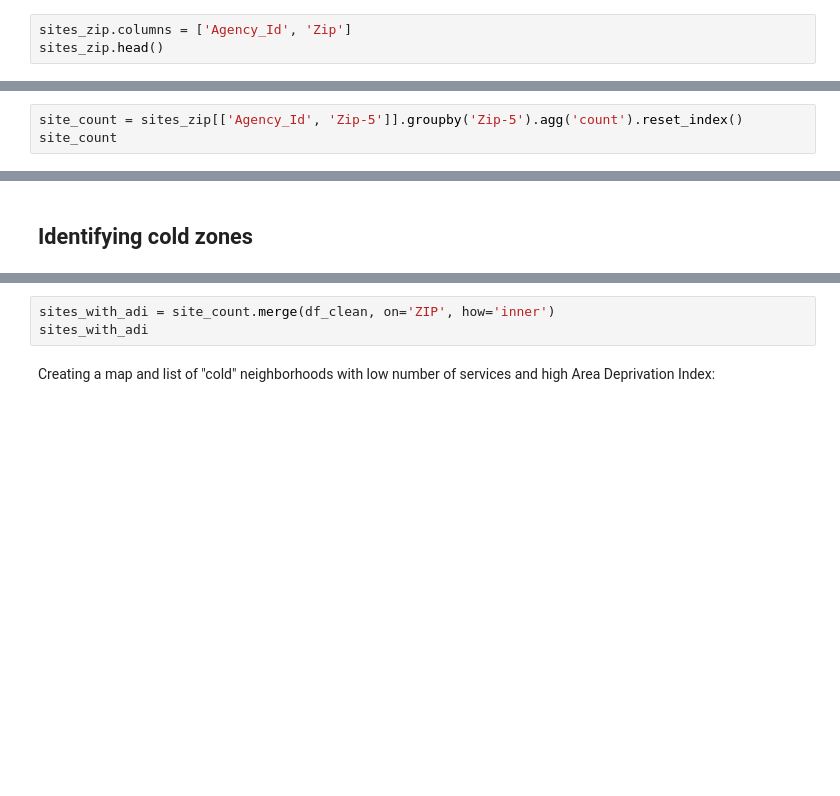
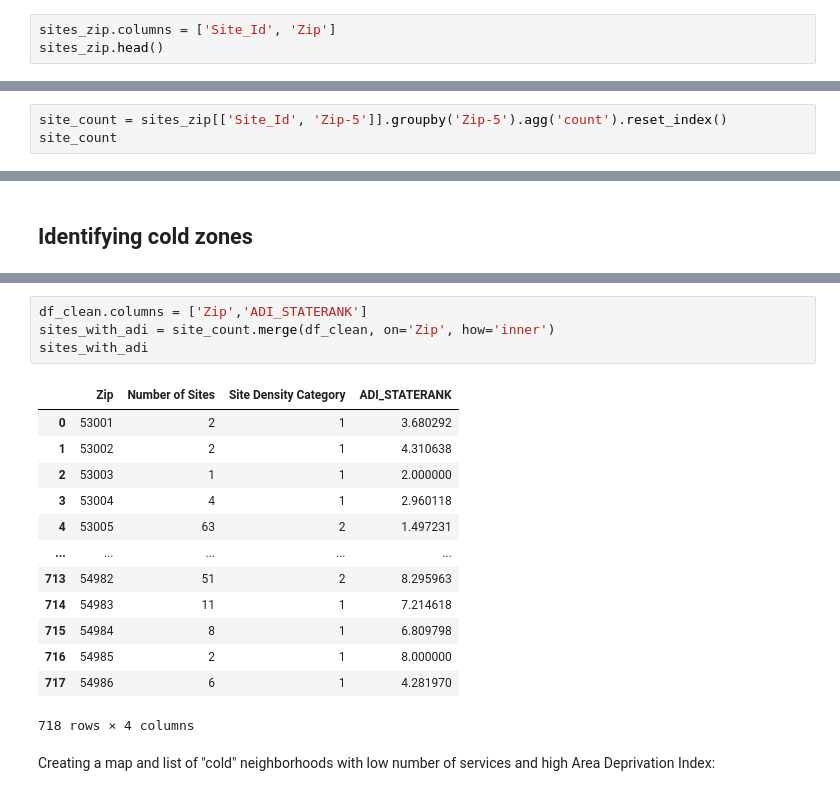
Before and after one commit to datakind/uwwi-datadive-dec-22, a Jupyter notebook: Cold zone identification/Service sites per zip code.ipynb, the cells around one changed output, grey strips where cells are left out. Saved outputs shown, nothing was run; the diff lists cells and outputs as text; blank space fills up the shorter version.

```diff
--- a/Cold zone identification/Service sites per zip code.ipynb
+++ b/Cold zone identification/Service sites per zip code.ipynb
@@ -116,5 +161,5 @@ sites_zip.isna().sum()
 # %%
 sites_zip = sites_zip.dropna()
 # %%
-sites_zip.columns = ['Agency_Id', 'Zip']
+sites_zip.columns = ['Site_Id', 'Zip']
 sites_zip.head()
@@ -126,3 +191,3 @@ sites_zip
 # %%
-site_count = sites_zip[['Agency_Id', 'Zip-5']].groupby('Zip-5').agg('count').reset_index()
+site_count = sites_zip[['Site_Id', 'Zip-5']].groupby('Zip-5').agg('count').reset_index()
 site_count
@@ -232,6 +365,21 @@ percapita_map.save(outfile = './per_capita_map.html' )
 # %%
-sites_with_adi = site_count.merge(df_clean, on='ZIP', how='inner')
+df_clean.columns = ['Zip','ADI_STATERANK']
+sites_with_adi = site_count.merge(df_clean, on='Zip', how='inner')
 sites_with_adi
+# %% [output]
+|  | Zip | Number of Sites | Site Density Category | ADI_STATERANK |
+| 0 | 53001 | 2 | 1 | 3.680292 |
+| 1 | 53002 | 2 | 1 | 4.310638 |
+| 2 | 53003 | 1 | 1 | 2.000000 |
+| 3 | 53004 | 4 | 1 | 2.960118 |
+| 4 | 53005 | 63 | 2 | 1.497231 |
+| ... | ... | ... | ... | ... |
+| 713 | 54982 | 51 | 2 | 8.295963 |
+| 714 | 54983 | 11 | 1 | 7.214618 |
+| 715 | 54984 | 8 | 1 | 6.809798 |
+| 716 | 54985 | 2 | 1 | 8.000000 |
+| 717 | 54986 | 6 | 1 | 4.281970 |
+718 rows × 4 columns
 # %% [markdown]
 Creating a map and list of "cold" neighborhoods with low number of services and high Area Deprivation Index:
 # %%
```
Also changed, not shown: parts of 45 cells of this notebook, 6 other files.
